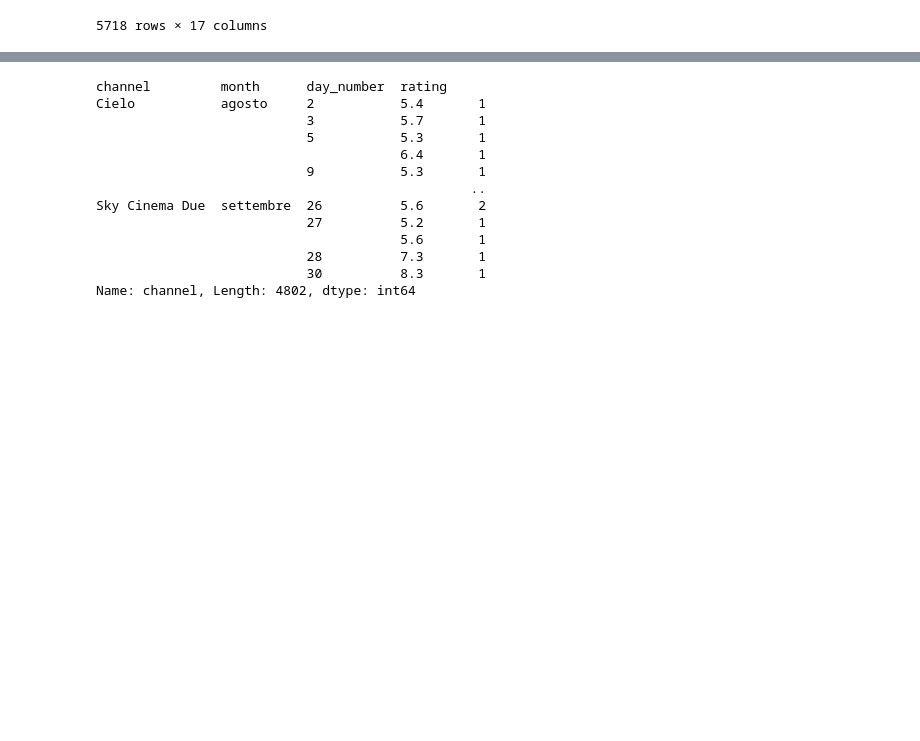
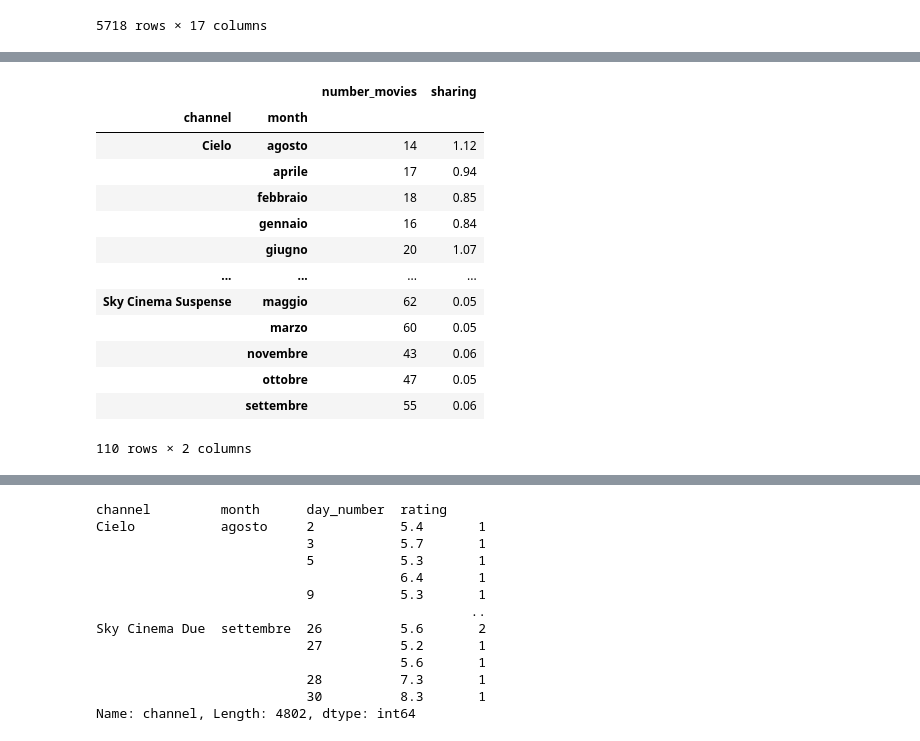
Before and after one commit to florin-git/TV-Movies-Visual-Analytics, a Jupyter notebook: dataset_creation.ipynb, the cells around one changed output, grey strips where cells are left out. Saved outputs shown, nothing was run; the diff lists cells and outputs as text; code cells hidden in the pictures; blank space fills up the shorter version.

```diff
--- a/dataset_creation.ipynb
+++ b/dataset_creation.ipynb
@@ -587,3 +590,3 @@ def preprocess_audit_data(data_pah: str):
 # %%
 sharings_path = './dataset/Audit/sharing.xlsx'
-df_sharings = preprocess_audit_data(sharings_path)
+df_sharings_all_day, df_sharings = preprocess_audit_data(sharings_path)
@@ -626,0 +664,2 @@ df_final_with_additional_info
+# %%
+df_sharings_all_day_channel_first = df_sharings_all_day.sort_values(by="channel").swaplevel()
@@ -626,0 +683,3 @@ df_final_with_additional_info
+# %%
+channel_month_count = df_with_additional_info.groupby(['channel', 'month'])['channel'].count().to_frame()
+channel_month_count.rename(columns={"channel": "number_movies"}, inplace=True)
@@ -626,0 +703,19 @@ df_final_with_additional_info
+# %%
+channel_month_count['sharing'] = df_sharings_all_day_channel_first['all_day']
+# %%
+channel_month_count
+# %% [output]
+|  |  | number_movies | sharing |
+| channel | month |  |  |
+| Cielo | agosto | 14 | 1.12 |
+|  | aprile | 17 | 0.94 |
+|  | febbraio | 18 | 0.85 |
+|  | gennaio | 16 | 0.84 |
+|  | giugno | 20 | 1.07 |
+| ... | ... | ... | ... |
+| Sky Cinema Suspense | maggio | 62 | 0.05 |
+|  | marzo | 60 | 0.05 |
+|  | novembre | 43 | 0.06 |
+|  | ottobre | 47 | 0.05 |
+|  | settembre | 55 | 0.06 |
+110 rows × 2 columns
```
Also changed, not shown: parts of 8 cells of this notebook, 4 other files.
